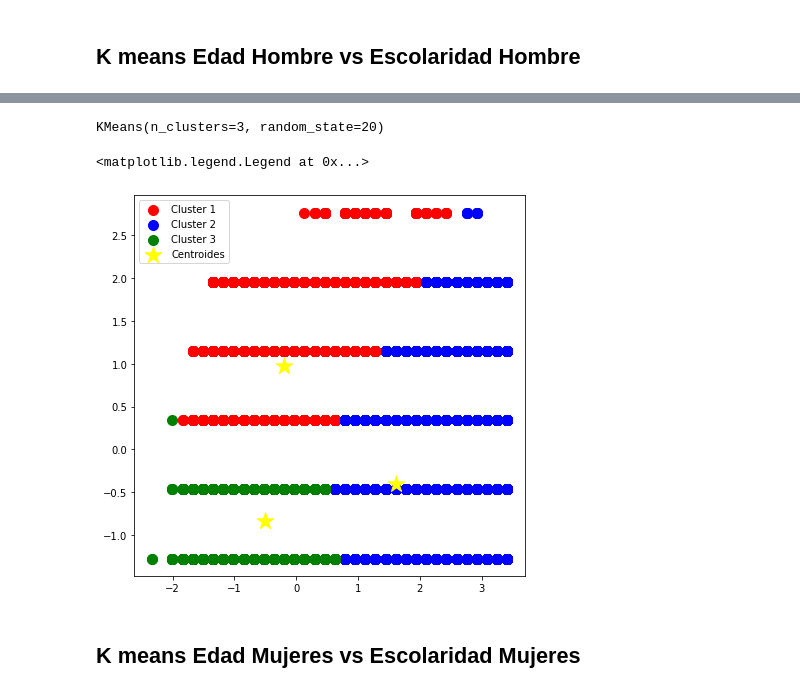
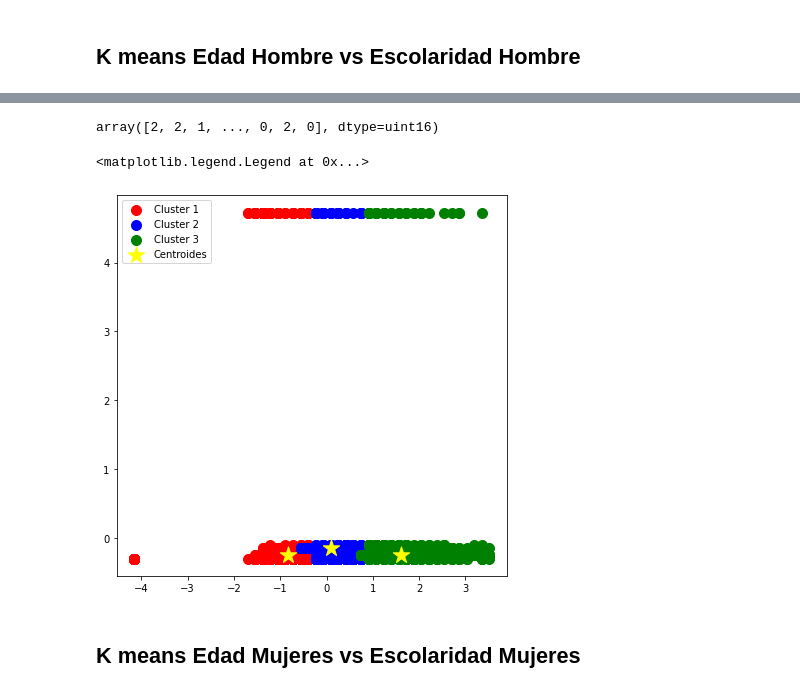
Before and after one commit to Mar19845/Proyecto_Mineria, a Jupyter notebook: Proyecto_Kmodes.ipynb, the cells around one changed output, grey strips where cells are left out. Drawn from its saved outputs; the diff is of its cells as text; code cells hidden in the pictures.

Commit message:
kmodes

```diff
--- a/Proyecto_Kmodes.ipynb
+++ b/Proyecto_Kmodes.ipynb
@@ -185,2 +177,8 @@ TypeError: '<' not supported between instances of 'str' and 'float'
+# %%
+# re convertir estas columnas a float por si las flies
+matrimonios['edadhom'] = matrimonios['edadhom'].apply(pd.to_numeric, downcast='float')
+matrimonios['edadmuj'] = matrimonios['edadmuj'].apply(pd.to_numeric, downcast='float')
+matrimonios['anoreg'] = matrimonios['anoreg'].apply(pd.to_numeric, downcast='float')
+matrimonios['edad_dif'] = matrimonios['edad_dif'].apply(pd.to_numeric, downcast='float')
 # %% [markdown]
 # ------------------------------------------------------------------------------------------------------------
@@ -198,0 +203,20 @@ sns.heatmap(data_corr, xticklabels=data_corr.columns, yticklabels=data_corr.colu
+# %%
+sample = matrimonios.copy()
+Num_sample = 3394
+#crear lista vacia y recorer las columnas,
+list_of_columns = []
+for col in matrimonios.columns:
+    list_of_columns.append(sample[col])
+
+#crear una nueva columan haciendo un zip de todas las columnas
+sample["combinados"] = list(zip(*list_of_columns))
+
+#crear un df con el value_counts de las combinaciones
+combined_weight = sample['combinados'].value_counts(normalize=True)
+#crear una columnna usuando el valor de cada combinacion
+sample['peso_combinado'] = sample['combinados'].apply(lambda x: combined_weight[x])
+#crear un sample de 25 muestras usando como peso las combinaciones
+sample = sample.sample(Num_sample, weights=sample['peso_combinado'])
+sample = sample.drop(["peso_combinado"], axis=1)
+
+sample.describe()
@@ -412,23 +405,23 @@ plt.show()
-# %%
-kmeans5 = cluster.KMeans(n_clusters = 3,random_state = 20)
-#X = df[['SalePrice','OverallQual','YearBuilt','GarageYrBlt','GarageCars','GrLivArea','GarageArea','YearRemodAdd']]
-X = np.array(matrimonios[["edadhom","eschom"]])
-X = sklearn.preprocessing.scale(X)
-kmeans5.fit(X)
-# %% [output]
-KMeans(n_clusters=3, random_state=20)
+# %%
+kmodes5 = KPrototypes(n_clusters=3, init='Huang', n_init=5, verbose=0)
+#X = df[['SalePrice','OverallQual','YearBuilt','GarageYrBlt','GarageCars','GrLivArea','GarageArea','YearRemodAdd']]
+X = np.array(sample[["edadhom","eschom"]])
+X = sklearn.preprocessing.scale(X)
+kmodes5.fit_predict(X,categorical=[1])
+# %% [output]
+array([2, 2, 1, ..., 0, 2, 0], dtype=uint16)
 # %%
-centroides5 = kmeans5.cluster_centers_
-y_kmeans5 = kmeans5.predict(X)
+centroides5 = kmodes5.cluster_centroids_
+y_kmodes5 = kmodes5.predict(X,categorical=[1])
 # %%
 fig, ax = plt.subplots(figsize=(7,7))
-plt.scatter(X[y_kmeans5 == 0, 0], X[y_kmeans5 == 0, 1],s=100,c='red', label = "Cluster 1")
-plt.scatter(X[y_kmeans5 == 1, 0], X[y_kmeans5 == 1, 1],s=100,c='blue', label = "Cluster 2")
-plt.scatter(X[y_kmeans5 == 2, 0], X[y_kmeans5 == 2, 1],s=100,c='green', label = "Cluster 3")
-plt.scatter(kmeans5.cluster_centers_[:,0],kmeans5.cluster_centers_[:,1], s=300, c="yellow",marker="*", label="Centroides")
+plt.scatter(X[y_kmodes5 == 0, 0], X[y_kmodes5 == 0, 1],s=100,c='red', label = "Cluster 1")
+plt.scatter(X[y_kmodes5 == 1, 0], X[y_kmodes5 == 1, 1],s=100,c='blue', label = "Cluster 2")
+plt.scatter(X[y_kmodes5 == 2, 0], X[y_kmodes5 == 2, 1],s=100,c='green', label = "Cluster 3")
+plt.scatter(kmodes5.cluster_centroids_[:,0],kmodes5.cluster_centroids_[:,1], s=300, c="yellow",marker="*", label="Centroides")
 plt.legend()
 # %% [output]
 <matplotlib.legend.Legend at 0x...>
-[figure, old version]
+[figure, new version]
 # %% [markdown]
 ## K means Edad Mujeres  vs Escolaridad Mujeres
```
Also changed, not shown: parts of 132 cells of this notebook, 1 other file.
